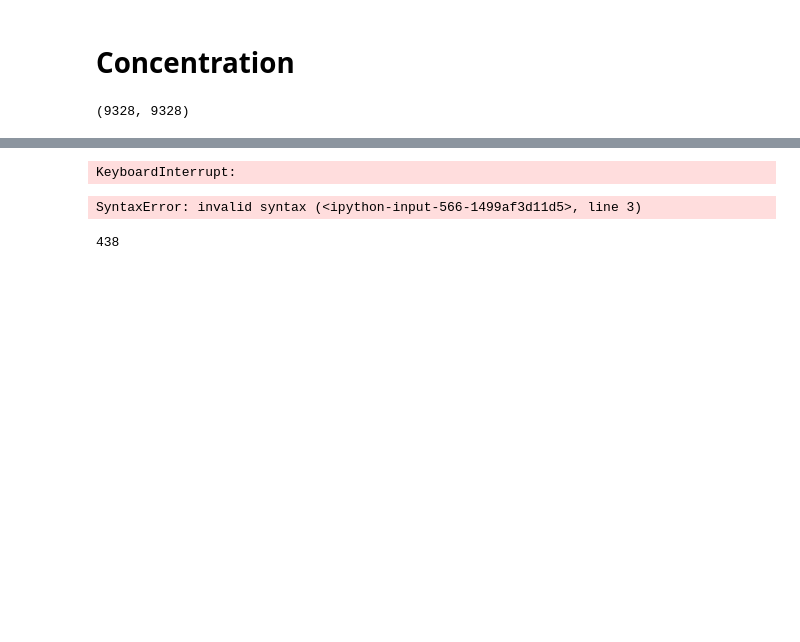
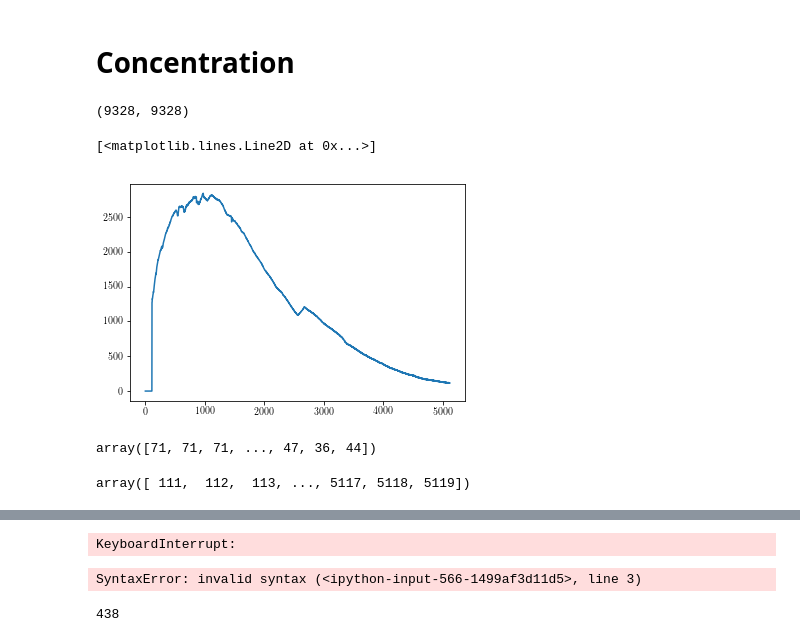
Before and after one commit to ajpetersen25/PLPlumes, a Jupyter notebook: Code/whole_plume_profiles.ipynb, the cells around one changed output, grey strips where cells are left out. Cells and saved outputs as stored; diff of their text form; code cells hidden in the pictures; blank space fills up the shorter version.

```diff
--- a/Code/whole_plume_profiles.ipynb
+++ b/Code/whole_plume_profiles.ipynb
@@ -104,3 +191,18 @@ mean_c = (mean_c / img.it)
 len(slices), W_mean.shape[0]*W_mean.shape[1]
 # %% [output]
 (9328, 9328)
+# %%
+c = imgio.imgio('/media/cluster/msi/pet00105/Coletti/Data_2019/Plumes/whole_plume/concentration/dn_58_2in/Raw/pano.avg.img').read_frame2d(0)
+# %%
+plt.plot(np.mean(c[40:100,:],axis=0))
+# %% [output]
+[<matplotlib.lines.Line2D at 0x...>]
+[figure, added]
+# %%
+cc[1]
+# %% [output]
+array([71, 71, 71, ..., 47, 36, 44])
+# %%
+cc[0]
+# %% [output]
+array([ 111,  112,  113, ..., 5117, 5118, 5119])
```
Also changed, not shown: parts of 22 cells of this notebook.
